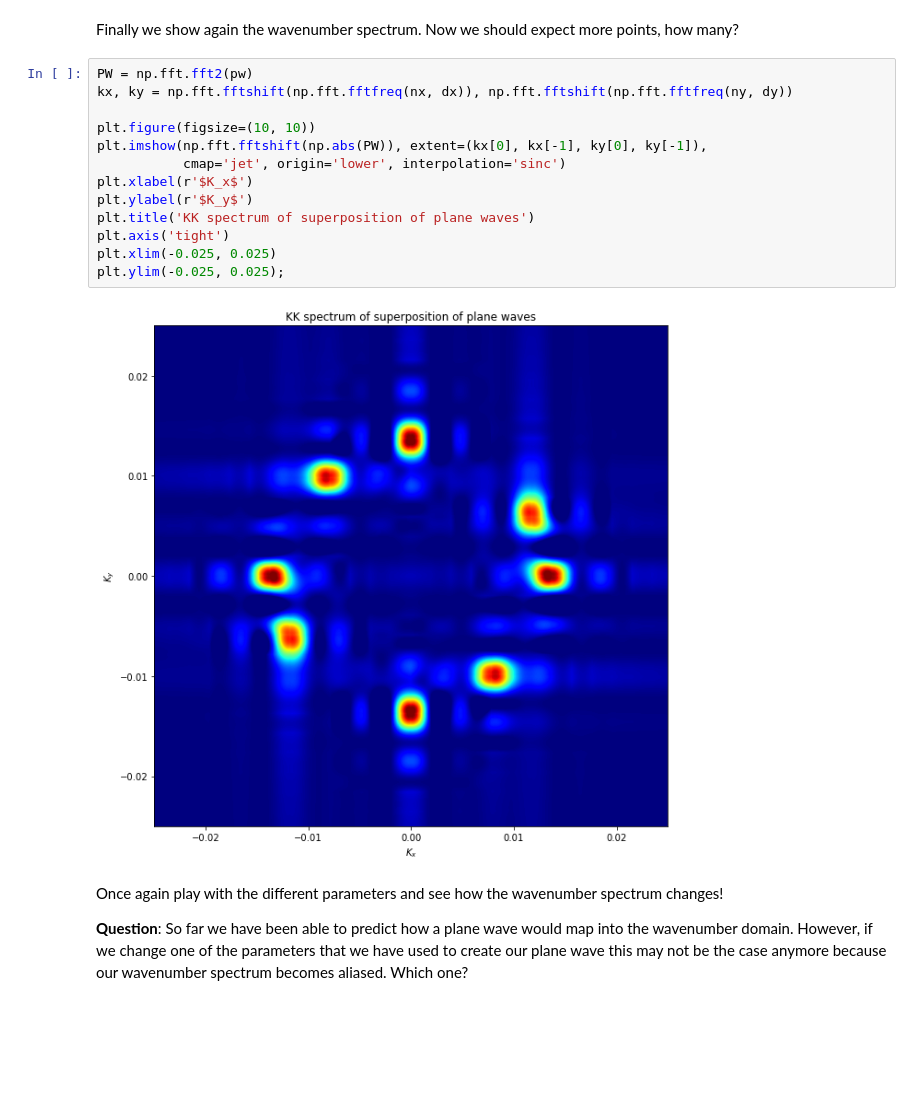
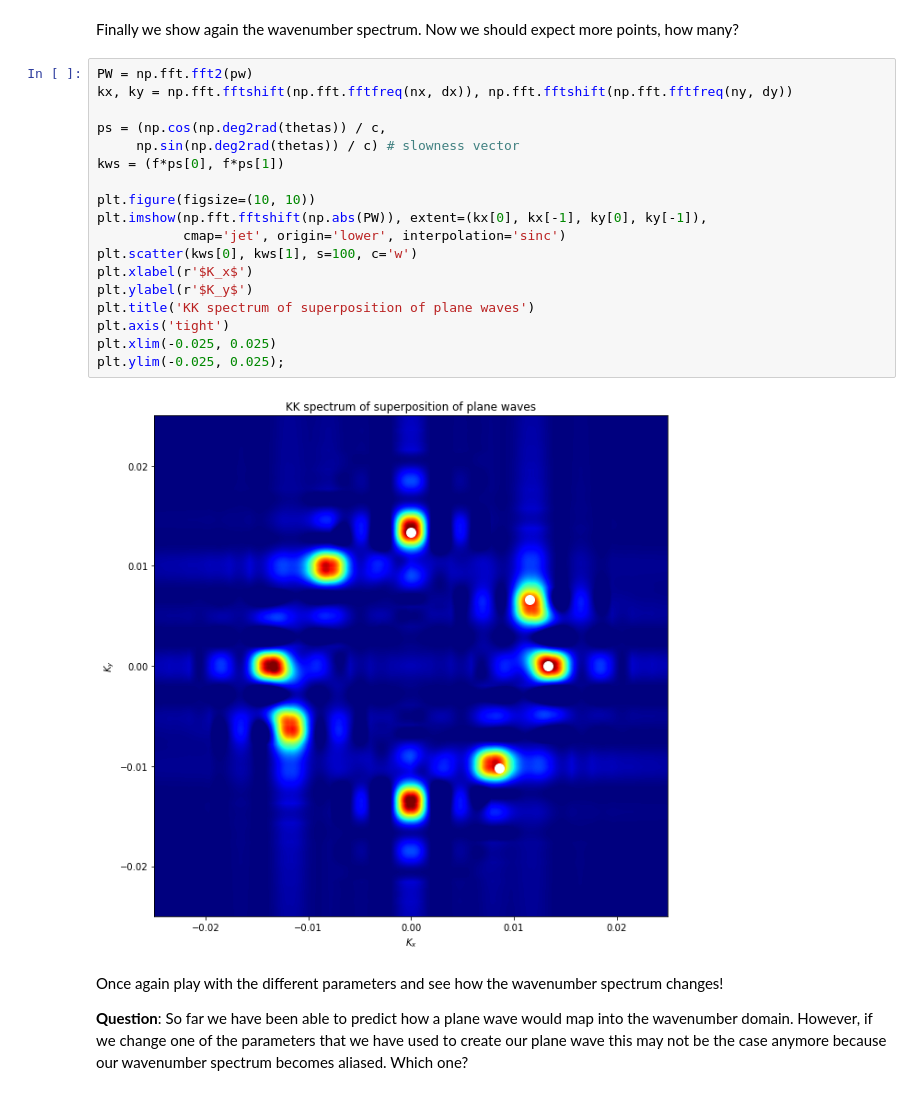
Before and after one commit to DIG-Kaust/Seismology, a Jupyter notebook: PlaneWave/PlaneWave.ipynb, the cells around one changed output. Drawn from its saved outputs; the diff is of its cells as text; blank space fills up the shorter version.

```diff
--- a/PlaneWave/PlaneWave.ipynb
+++ b/PlaneWave/PlaneWave.ipynb
@@ -165,18 +175,23 @@ Finally we show again the wavenumber spectrum. Now we should expect more points,
 # %%
 PW = np.fft.fft2(pw)
 kx, ky = np.fft.fftshift(np.fft.fftfreq(nx, dx)), np.fft.fftshift(np.fft.fftfreq(ny, dy))
 
+ps = (np.cos(np.deg2rad(thetas)) / c,
+     np.sin(np.deg2rad(thetas)) / c) # slowness vector
+kws = (f*ps[0], f*ps[1])
+
 plt.figure(figsize=(10, 10))
 plt.imshow(np.fft.fftshift(np.abs(PW)), extent=(kx[0], kx[-1], ky[0], ky[-1]),
            cmap='jet', origin='lower', interpolation='sinc')
+plt.scatter(kws[0], kws[1], s=100, c='w')
 plt.xlabel(r'$K_x$')
 plt.ylabel(r'$K_y$')
 plt.title('KK spectrum of superposition of plane waves')
 plt.axis('tight')
 plt.xlim(-0.025, 0.025)
 plt.ylim(-0.025, 0.025);
 # %% [output]
-[figure, old version]
+[figure, new version]
 # %% [markdown]
 Once again play with the different parameters and see how the wavenumber spectrum changes!
 
```
Also changed, not shown: parts of 5 cells of this notebook.
